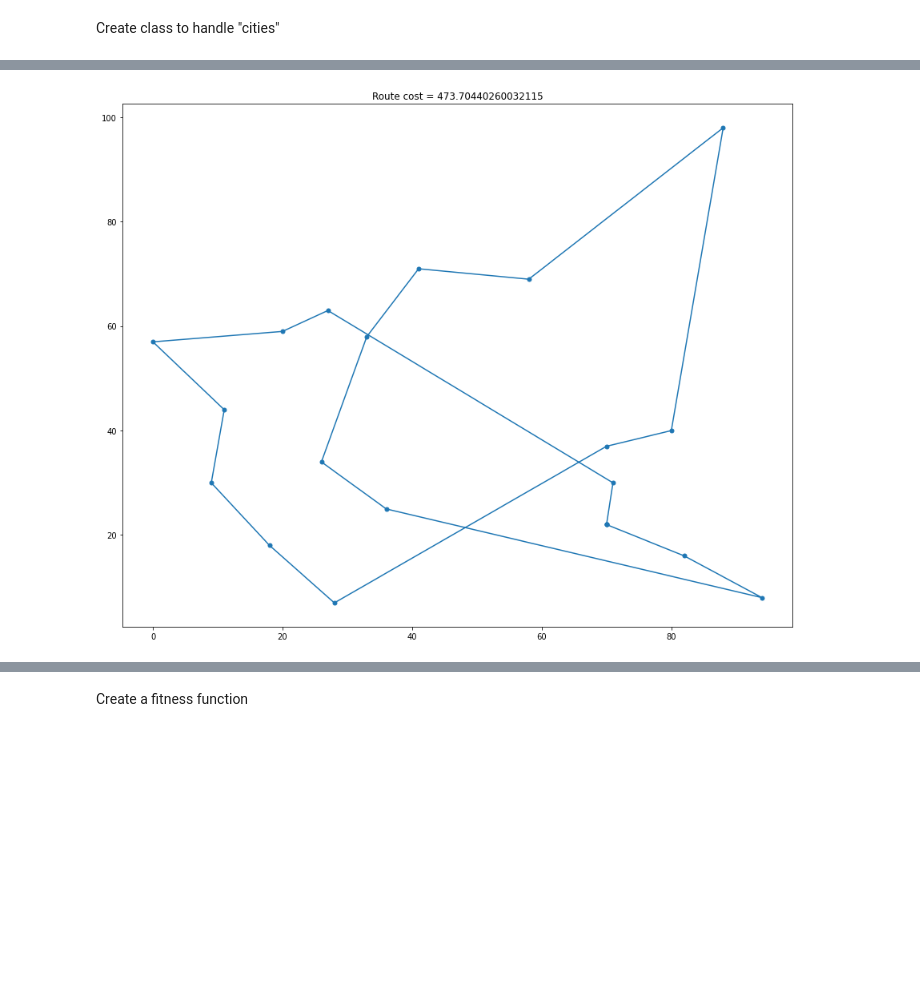
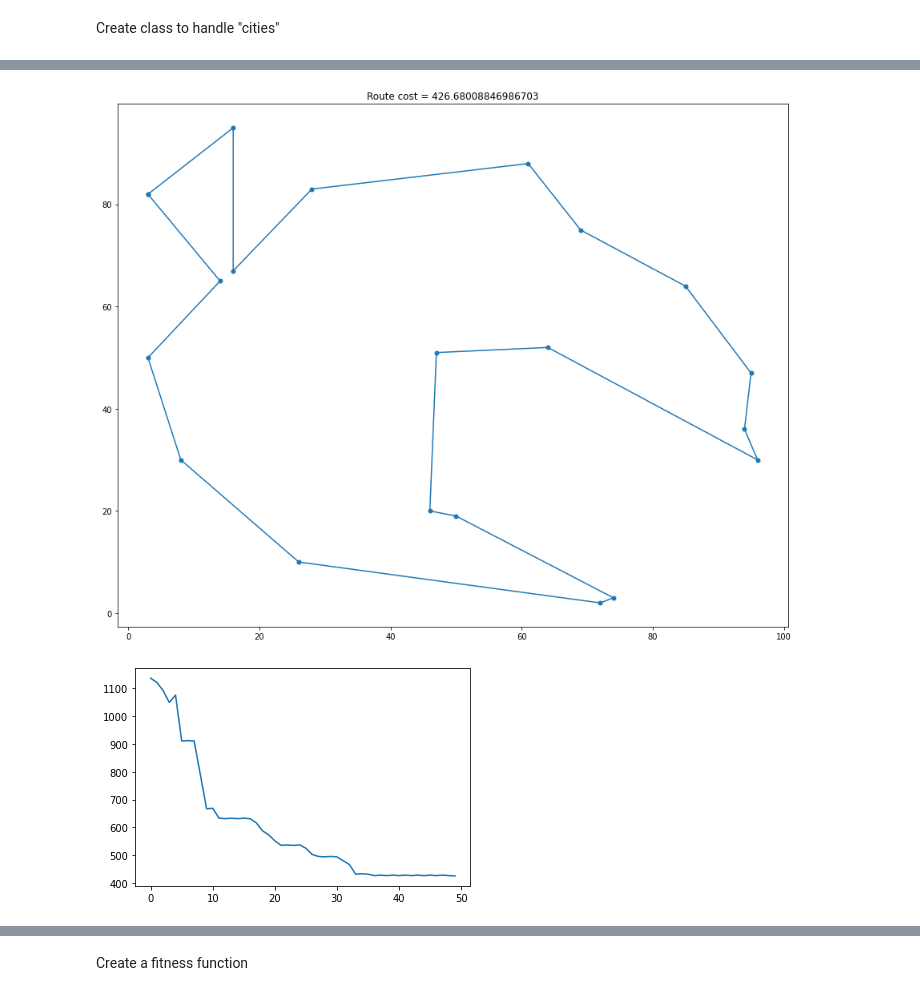
Before and after one commit to borislevant/aiplayground, a Jupyter notebook: traveling_saleseman_problem.ipynb, the cells around one changed output, grey strips where cells are left out. Drawn from its saved outputs; the diff is of its cells as text; code cells hidden in the pictures; blank space fills up the shorter version.

```diff
--- a/traveling_saleseman_problem.ipynb
+++ b/traveling_saleseman_problem.ipynb
@@ -50,7 +50,7 @@ class route:
         self.cities = ct.copy()
         self.route = rt
         if self.route == None:
-            self.route = np.random.permutation(ct.ncities-1)
+            self.route = np.random.permutation(ct.ncities-1)+1
 
     def copy(self):
         rt = route(self.cities)
@@ -91,13 +91,17 @@ rt.show()
 # %%
 def hill_climbing(rstart, niter=10):
     current_route = rstart.copy()
-    for iter in range(niter):
+    history = np.zeros((niter,))
+    for idx, iter in enumerate(range(niter)):
+        history[idx] = current_route.cost()
         for iter in current_route.iterate_neighbors(3):
             if iter.cost() < current_route.cost():
                 current_route = iter.copy()
                 break
-    return current_route
+    return current_route, history
 # %%
-new_route = hill_climbing(route(ct), niter=50)
+new_route, history = hill_climbing(route(ct), niter=50)
 new_route.show()
+plt.plot(history)
+plt.show()
 # %% [output]
@@ -118,16 +128,21 @@ new_route.show()
 # %%
 def simulated_anealing(rstart, niter=10, temp=100.0):
     current_route = rstart.copy()
+    history = np.zeros((niter,))
     for i in range(niter):
+        history[i] = current_route.cost()
         for iter in current_route.iterate_neighbors(2):
             diff = current_route.cost() - iter.cost()
             t = temp / (i+1)
             metropolis = np.exp(-np.abs(diff)/t)
             if diff > 0 or np.random.rand() < metropolis:
                 current_route = iter
-    return current_route
+    return current_route, history
 # %%
-new_route = simulated_anealing(route(ct), niter=50, temp=10.0)
+new_route, history_sa = simulated_anealing(route(ct), niter=50, temp=200.0)
 new_route.show()
+plt.plot(history_sa)
+plt.show()
 # %% [output]
-[figure, old version]
+[figure, new version]
+[figure, added]
```
Also changed, not shown: parts of 6 cells of this notebook.
